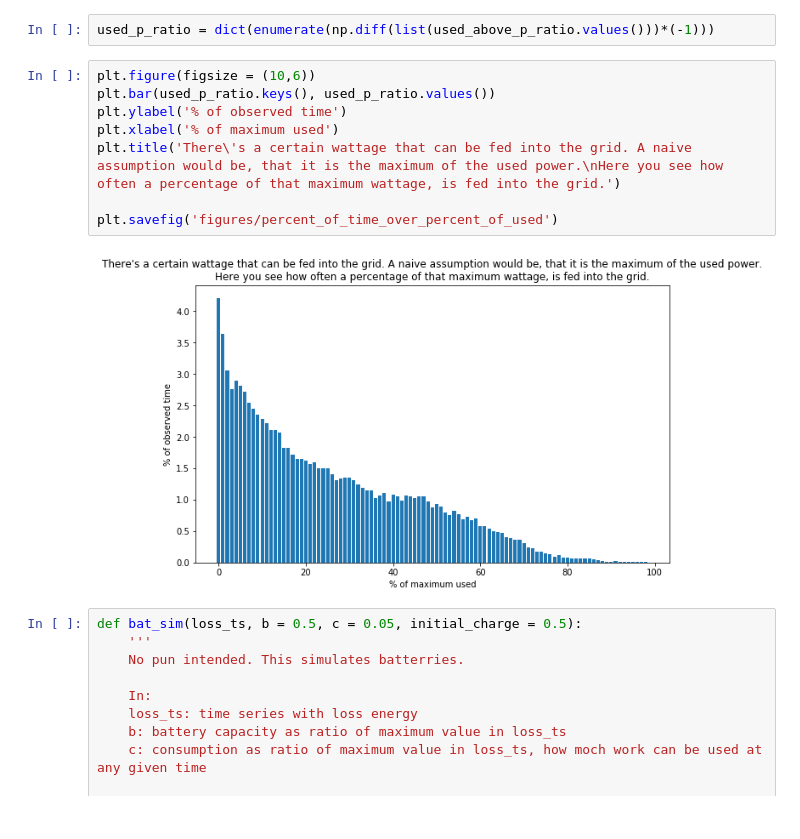
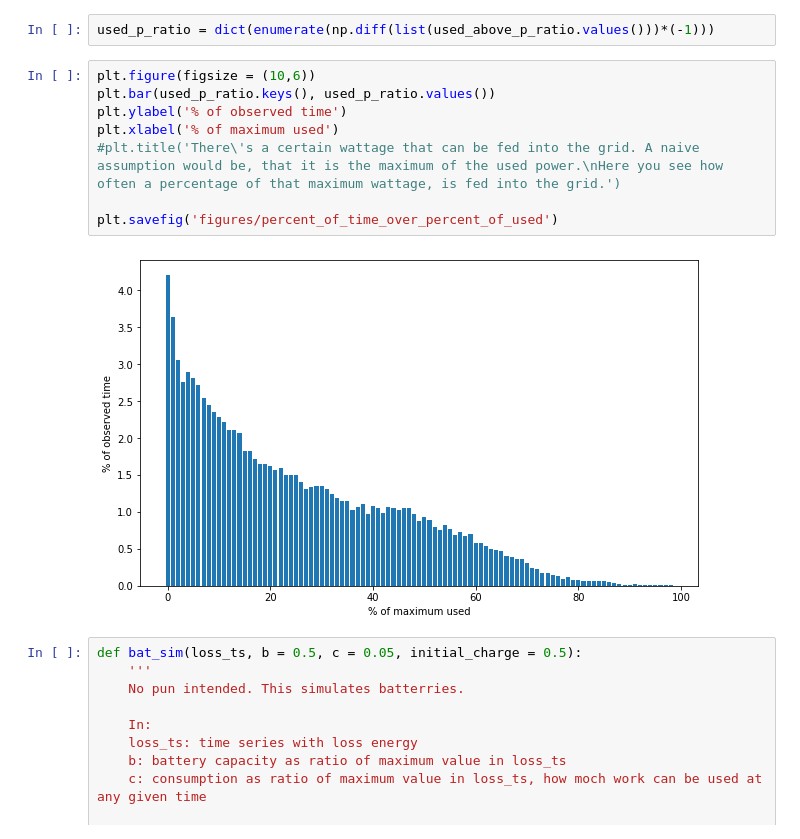
Before and after one commit to ThomTe314/capstone_quadra, a Jupyter notebook: Capstone Quadra.ipynb, the cells around one changed output. Drawn from its saved outputs; the diff is of its cells as text.

```diff
--- a/Capstone Quadra.ipynb
+++ b/Capstone Quadra.ipynb
@@ -396,13 +404,13 @@ used_p_ratio = dict(enumerate(np.diff(list(used_above_p_ratio.values()))*(-1)))
 # %%
 plt.figure(figsize = (10,6))
 plt.bar(used_p_ratio.keys(), used_p_ratio.values())
 plt.ylabel('% of observed time')
 plt.xlabel('% of maximum used')
-plt.title('There\'s a certain wattage that can be fed into the grid. A naive assumption would be, that it is the maximum of the used power.\nHere you see how often a percentage of that maximum wattage, is fed into the grid.')
+#plt.title('There\'s a certain wattage that can be fed into the grid. A naive assumption would be, that it is the maximum of the used power.\nHere you see how often a percentage of that maximum wattage, is fed into the grid.')
 
 plt.savefig('figures/percent_of_time_over_percent_of_used')
 # %% [output]
-[figure, old version]
+[figure, new version]
 # %%
 def bat_sim(loss_ts, b = 0.5, c = 0.05, initial_charge = 0.5):
     '''
```
Also changed, not shown: parts of 17 cells of this notebook, 10 other files.
